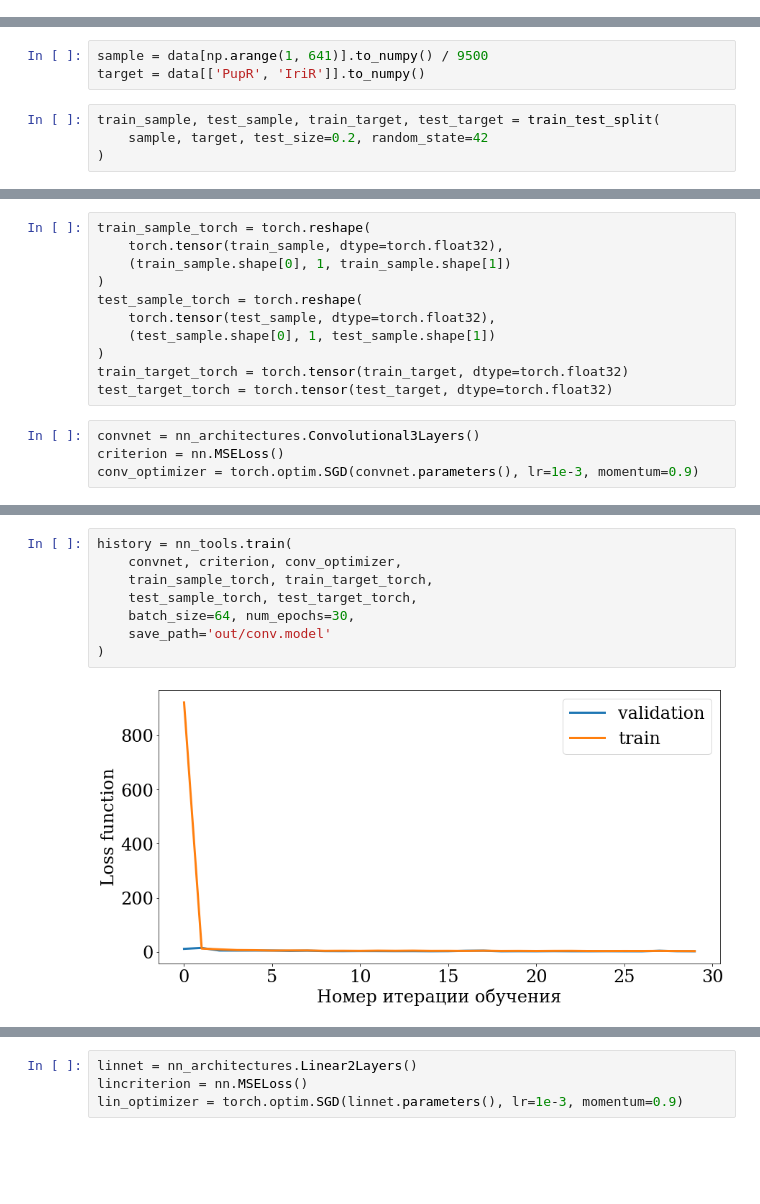
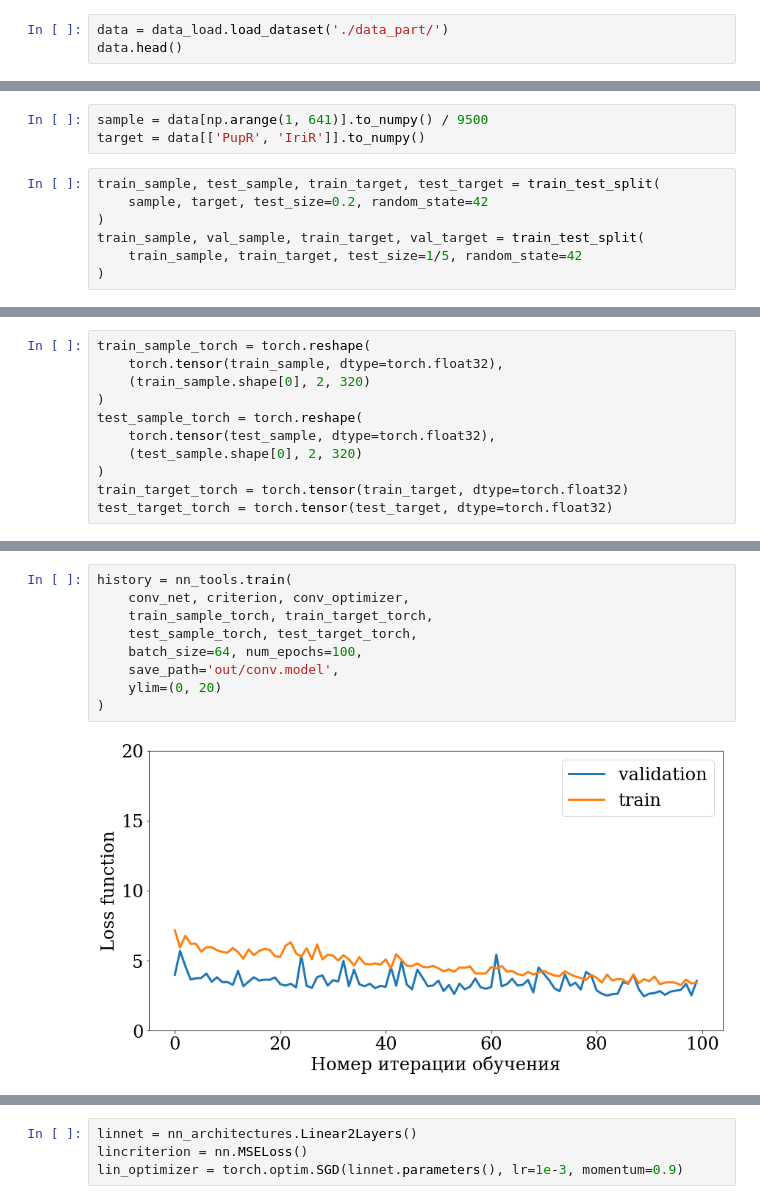
Before and after one commit to Intelligent-Systems-Phystech/2021-Project88, a Jupyter notebook: code/Bazhenov.ipynb, the cells around one changed output, grey strips where cells are left out. Cells and saved outputs as stored; diff of their text form; blank space fills up the shorter version.

Commit message:
Error analysis: graphics draft

```diff
--- a/code/Bazhenov.ipynb
+++ b/code/Bazhenov.ipynb
@@ -95,0 +40,3 @@ data.head()
+# %%
+data = data_load.load_dataset('./data_part/')
+data.head()
@@ -130,3 +86,6 @@ target = data[['PupR', 'IriR']].to_numpy()
 train_sample, test_sample, train_target, test_target = train_test_split(
     sample, target, test_size=0.2, random_state=42
 )
+train_sample, val_sample, train_target, val_target = train_test_split(
+    train_sample, train_target, test_size=1/5, random_state=42
+)
@@ -133,15 +104,11 @@ train_sample, test_sample, train_target, test_target = train_test_split(
 # %%
 train_sample_torch = torch.reshape(
     torch.tensor(train_sample, dtype=torch.float32),
-    (train_sample.shape[0], 1, train_sample.shape[1])
+    (train_sample.shape[0], 2, 320)
 )
 test_sample_torch = torch.reshape(
     torch.tensor(test_sample, dtype=torch.float32),
-    (test_sample.shape[0], 1, test_sample.shape[1])
+    (test_sample.shape[0], 2, 320)
 )
 train_target_torch = torch.tensor(train_target, dtype=torch.float32)
 test_target_torch = torch.tensor(test_target, dtype=torch.float32)
-# %%
-convnet = nn_architectures.Convolutional3Layers()
-criterion = nn.MSELoss()
-conv_optimizer = torch.optim.SGD(convnet.parameters(), lr=1e-3, momentum=0.9)
@@ -148,13 +154,14 @@ conv_optimizer = torch.optim.SGD(convnet.parameters(), lr=1e-3, momentum=0.9)
 # %%
 history = nn_tools.train(
-    convnet, criterion, conv_optimizer,
+    conv_net, criterion, conv_optimizer,
     train_sample_torch, train_target_torch,
     test_sample_torch, test_target_torch,
-    batch_size=64, num_epochs=30,
-    save_path='out/conv.model'
+    batch_size=64, num_epochs=100,
+    save_path='out/conv.model',
+    ylim=(0, 20)
 )
 # %% [output]
-[figure, old version]
+[figure, new version]
 # %%
 plt.figure(figsize=(14, 7))
 plt.plot(history['loss']['train'], label='train')
```
Also changed, not shown: parts of 17 cells of this notebook, 8 other files.
